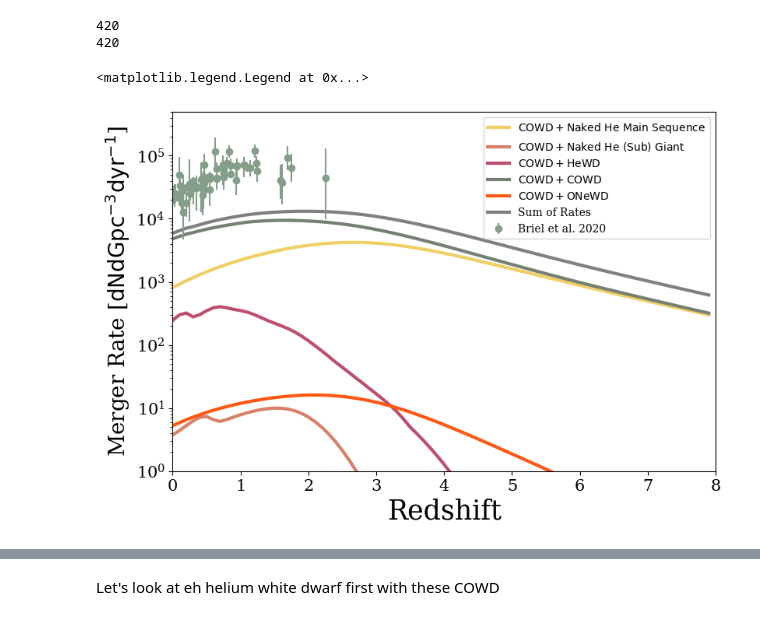
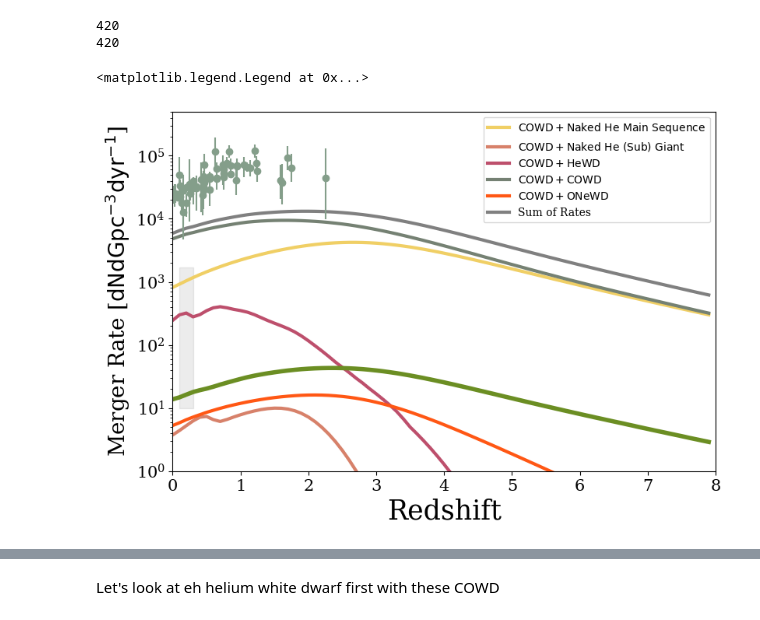
Before and after one commit to melanie-santiago26/research_work, a Jupyter notebook: making_figures/COWD_rates_analysis.ipynb, the cells around one changed output, grey strips where cells are left out. Drawn from its saved outputs; the diff is of its cells as text; code cells hidden in the pictures.

Commit message:
updates to plot

```diff
--- a/making_figures/COWD_rates_analysis.ipynb
+++ b/making_figures/COWD_rates_analysis.ipynb
@@ -550,35 +550,47 @@ print(len(helium_ms_DATA))
 
 redshifts = rates_info['redshifts']
 plt.figure(figsize=(9,6))
 # plt.plot(redshifts[()],merger_rate_0,linewidth=3,color='#93B5C6',label=r'$\mathrm{COWD + Main Sequence}$ $\mathrm{M < 0.7 M_{\odot}}$') # stellar type = 0
 # plt.plot(redshifts[()],merger_rate_1,linewidth=3,color='#DDEDAA',label=r'$\mathrm{COWD + Main Sequence}$ $\mathrm{M > 0.7 M_{\odot}}$') # stellar type = 1
 plt.plot(redshifts[()],merger_rate_7,linewidth=3,color='#F0CF65',label=r'$\mathrm{COWD + Naked}$ $\mathrm{He}$ $\mathrm{Main}$ $\mathrm{Sequence}$') # stellar type = 7
 plt.plot(redshifts[()],merger_rate_8,linewidth=3,color='#D7816A',label=r'$\mathrm{COWD + Naked}$ $\mathrm{He}$ $\mathrm{(Sub)}$ $\mathrm{Giant}$') # stellar type = 8
 plt.plot(redshifts[()],merger_rate_10,linewidth=3,color='#BD4F6C',label=r'$\mathrm{COWD + HeWD}$') # stellar type = 10
 plt.plot(redshifts[()],merger_rate_11,linewidth=3,color='#758173',label=r'$\mathrm{COWD + COWD}$') # stellar type = 11
 plt.plot(redshifts[()],merger_rate_12,linewidth=3,color='#FF5714',label=r'$\mathrm{COWD + ONeWD}$') # stellar type = 12
 
 # sum of rates =
 rates_sum = np.array(merger_rate_7) + np.array(merger_rate_8) + np.array(merger_rate_10) + np.array(merger_rate_11) + np.array(merger_rate_12)
 plt.plot(redshifts[()],rates_sum,linewidth=3,color='grey',label=r'Sum of Rates') # stellar type = 12
 
 ## seeing if this plot matches Max Briel's paper
-plt.errorbar(redshifts_briel,converted_rates_briel,yerr=y_error, fmt='o', color = '#849E8A',label='Briel et al. 2020')
+plt.errorbar(redshifts_briel,converted_rates_briel,yerr=y_error, fmt='o', color = '#849E8A')#,label='Briel et al. 2020')
 
+# NSNS rate
+plt.plot(redshifts_NS[()],total_merger_rate_NS_version,linewidth=4,color='olivedrab')#,label=r'$\mathrm{BNS}$')
+
+## LVK BNS rate
+plt.fill_between([0.1,0.3],
+                10,
+                1700,
+                alpha=0.15,
+                color="grey")#,label=r'LVK BNS Rate $\mathrm{z=0.2}$')
 
 ## axis
 plt.xlim(0,8)
 plt.ylim(10**0,5*10**5)
 plt.yscale('log')
 plt.ylabel(r"Merger Rate [$\mathrm{dNdGpc^{-3}dyr^{-1}}$]",fontsize=20)
 plt.xlabel(r"Redshift",fontsize=25)
 plt.xticks(fontsize=15)
 plt.yticks(fontsize=15)
 # plt.title(r"Binary White Dwarf (WD+WD) Merger Rate Distirbution")
 plt.legend()
+
+## save figure:
+# plt.savefig("redshifts_rates_COWD_companion.pdf",bbox_inches='tight',pad_inches=0.1)
 # %% [output]
 <matplotlib.legend.Legend at 0x...>
-[figure, old version]
+[figure, new version]
 # %%
 # checking the length of the CE bool for the He Main Sequence
 print(sum(helium_subgiant_DATA['Immediate_RLOF>CE']==True))
```
Also changed, not shown: parts of 3 cells of this notebook, 1 other file.
